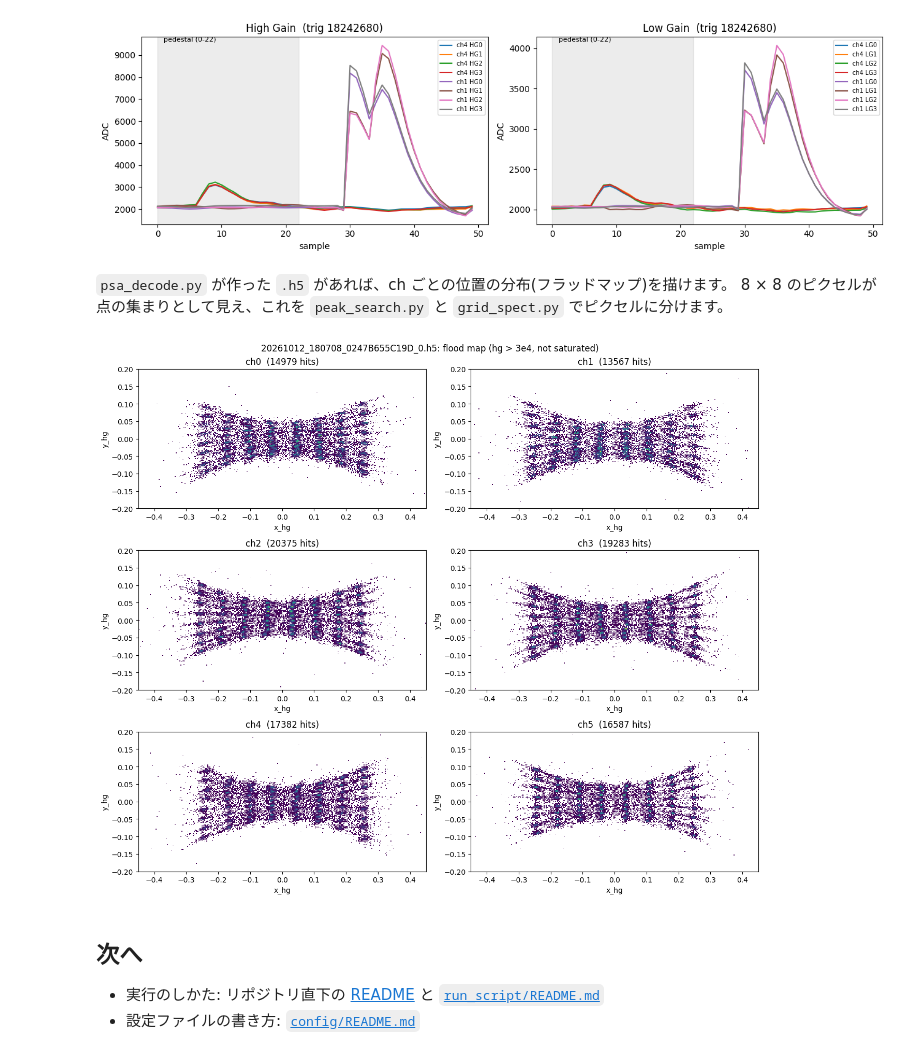
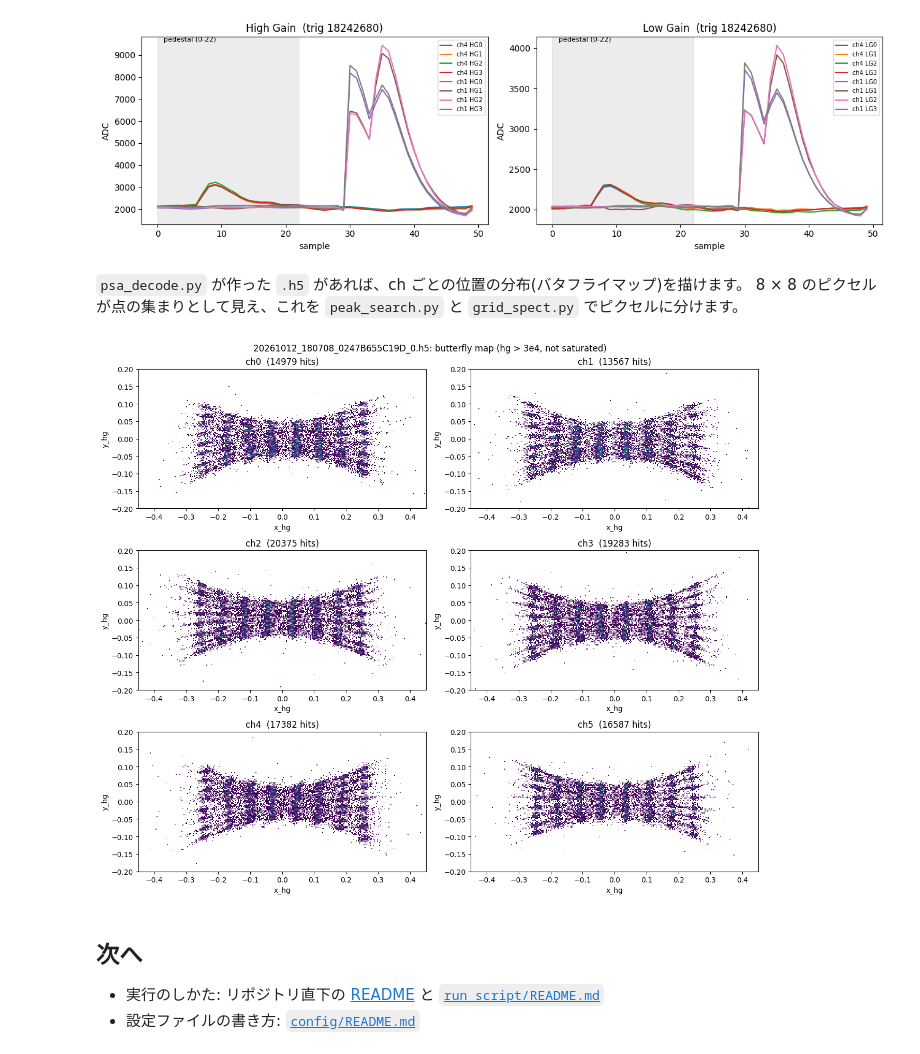
Before and after one commit to SMILE-tool-box/EricaNext, a Jupyter notebook: tutorials/0_Introduction/Introduction.ipynb, the cells around one changed output. Cells and saved outputs as stored; diff of their text form; code cells hidden in the pictures.

```diff
--- a/tutorials/0_Introduction/Introduction.ipynb
+++ b/tutorials/0_Introduction/Introduction.ipynb
@@ -253,5 +253,5 @@ SMILE-3 では、シンチ(HA)の読み出しが PMT から **MPPC** に変わ
 # %%
-PSA_DATA = Path(os.environ.get("SMILE3_PSA_DATA", Path.home() / "PSA_analysis" / "data"))
+PSA_DATA = Path(os.environ.get("SMILE3_PSA_DATA", Path.home() / "analysis_sm3_FM" / "PSA_analysis" / "data" / "cal_psa" / "run_yamagata"))
 HEADER, FOOTER = bytes([0xEB, 0x90, 0x19, 0x64]), b"uPIC"   # イベントの始まりと終わり
 ADC_CH = {1: 0, 2: 1, 4: 2, 8: 3, 16: 4, 32: 5}               # ブロックの ch のビット -> ch 番号
 
@@ -304,29 +304,29 @@ else:
 20261012_180708_0247B655C19D_0.dat : 200 events read
 [figure]
 # %% [markdown]
-`psa_decode.py` が作った `.h5` があれば、ch ごとの位置の分布(フラッドマップ)を描けます。
+`psa_decode.py` が作った `.h5` があれば、ch ごとの位置の分布(バタフライマップ)を描けます。
 8 × 8 のピクセルが点の集まりとして見え、これを `peak_search.py` と `grid_spect.py` でピクセルに分けます。
 # %%
 h5s = sorted(p for p in PSA_DATA.glob("*.h5") if not p.name.endswith("_adc.h5"))
 try:
     import h5py
 except ImportError:
     h5py = None
 if h5s and h5py:
     with h5py.File(h5s[0]) as f:
         ch, x, y, hg = f["ch"][:], f["x_hg"][:], f["y_hg"][:], f["hg"][:]
         sat = (f["satu_h"][:] != 0) | (f["satu_l"][:] != 0)
     fig, axs = plt.subplots(3, 2, figsize=(13, 11))
     for c, a in enumerate(axs.flat):
         s = (ch == c) & ~sat & (hg > 3e4)
         a.hist2d(x[s], y[s], bins=[300, 200], range=[[-0.45, 0.45], [-0.2, 0.2]], cmap="viridis", cmin=1)
         a.set_title(f"ch{c}  ({s.sum()} hits)"); a.set_xlabel("x_hg"); a.set_ylabel("y_hg")
-    fig.suptitle(f"{h5s[0].name}: flood map (hg > 3e4, not saturated)")
+    fig.suptitle(f"{h5s[0].name}: butterfly map (hg > 3e4, not saturated)")
     plt.tight_layout(); plt.show()
 else:
     print("psa_decode.py の .h5 がありません(または h5py が無い):", PSA_DATA)
 # %% [output]
-[figure, old version]
+[figure, new version]
 # %% [markdown]
 ## 次へ
 
```
Also changed, not shown: parts of 1 cell of this notebook, 22 other files.
